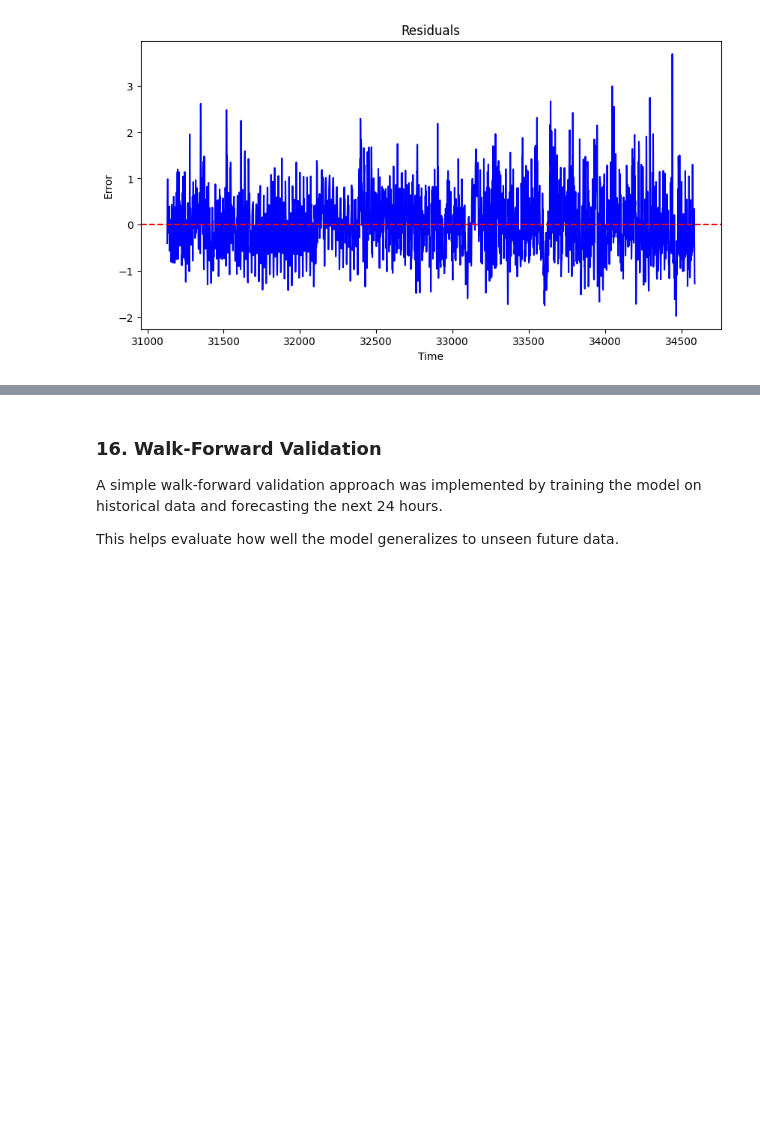
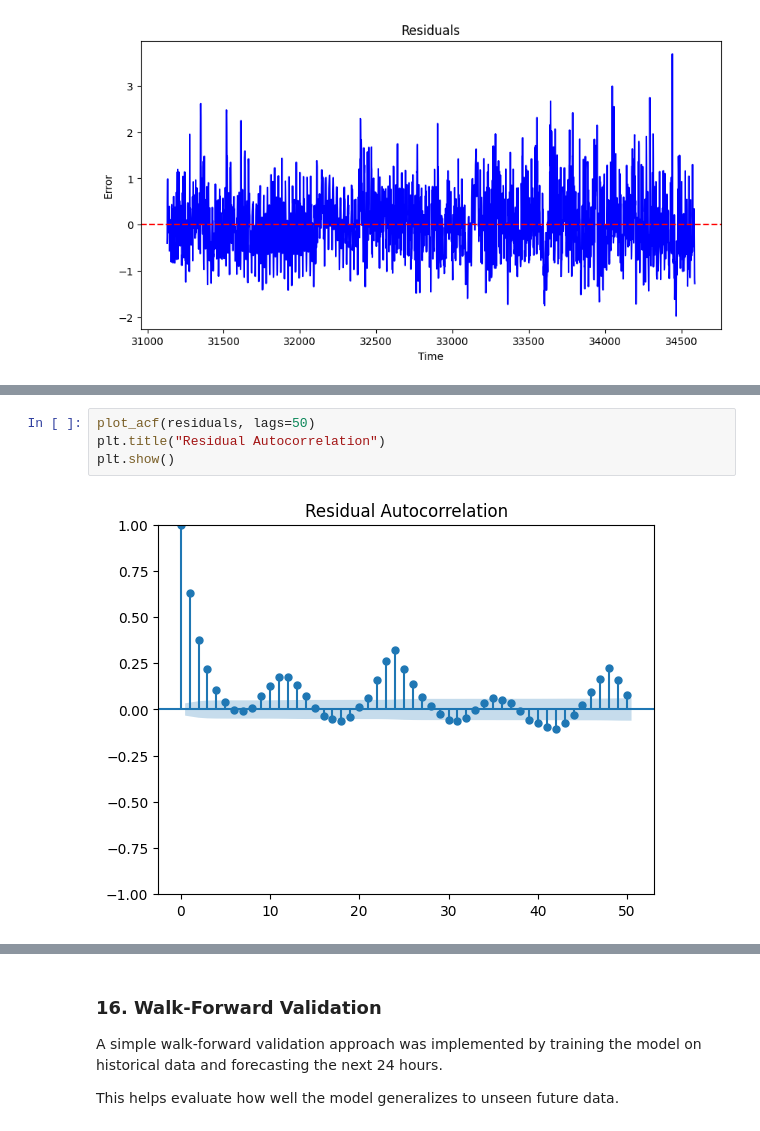
Before and after one commit to AaronShajan1097/energy-consumption-forecasting-timeseries, a Jupyter notebook: notebooks/04_prophet_model.ipynb, the cells around one changed output, grey strips where cells are left out. Cells and saved outputs as stored; diff of their text form; blank space fills up the shorter version.

```diff
--- a/notebooks/04_prophet_model.ipynb
+++ b/notebooks/04_prophet_model.ipynb
@@ -260,0 +279,6 @@ plt.show()
+# %%
+plot_acf(residuals, lags=50)
+plt.title("Residual Autocorrelation")
+plt.show()
+# %% [output]
+[figure, added]
```
Also changed, not shown: parts of 11 cells of this notebook, 3 other files.
